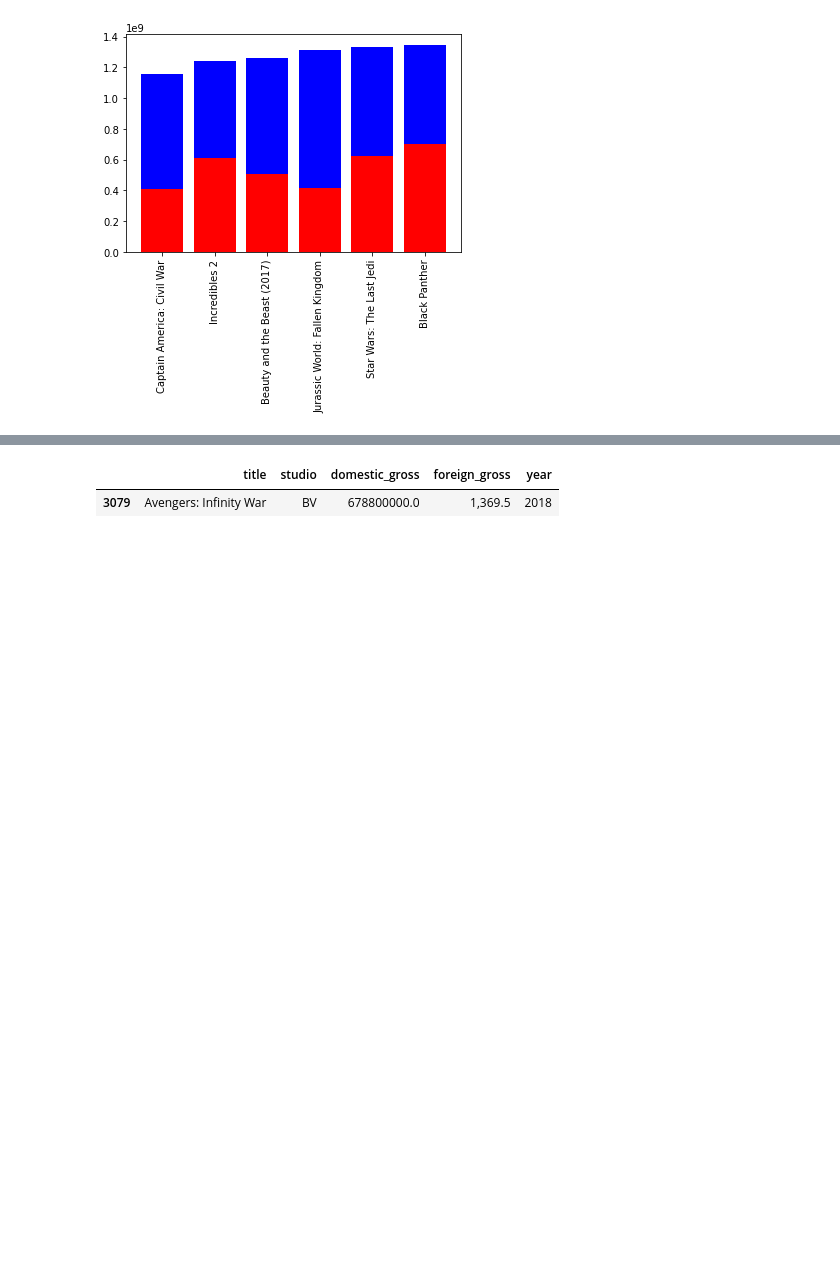
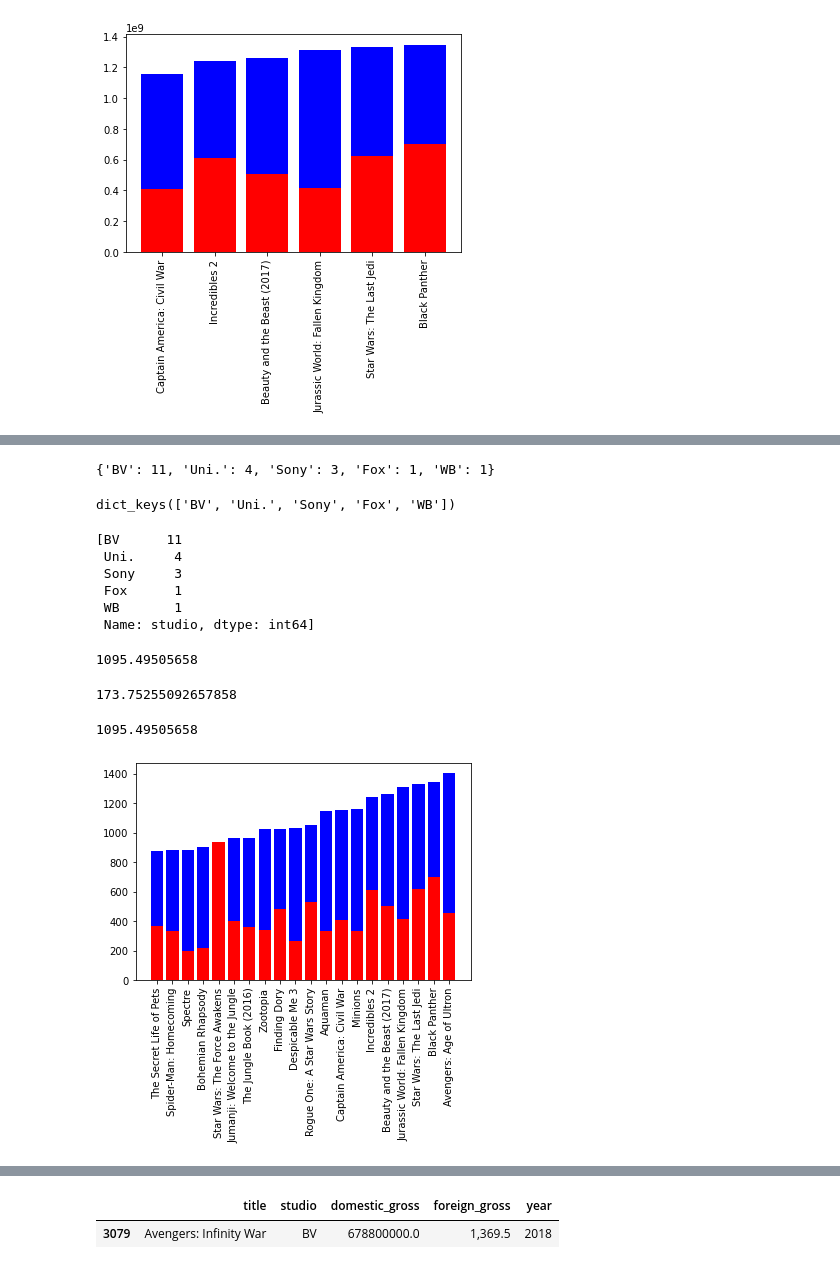
Before and after one commit to arecai/ari_first_attem, a Jupyter notebook: dsc-phase1-project-template.ipynb, the cells around one changed output, grey strips where cells are left out. Cells and saved outputs as stored; diff of their text form; code cells hidden in the pictures; blank space fills up the shorter version.

```diff
--- a/dsc-phase1-project-template.ipynb
+++ b/dsc-phase1-project-template.ipynb
@@ -894,0 +885,4 @@ gross_top10
+# %%
+gross_top25 = bom_gross[bom_gross['year'] >= 2015].sort_values('total_gross').tail(25)
+gross_top25.dropna(subset = ['total_gross'], inplace=True)
+gross_top25
@@ -894,0 +907,5 @@ gross_top10
+# %%
+studios = dict(gross_top25['studio'].value_counts())
+studios
+# %% [output]
+{'BV': 11, 'Uni.': 4, 'Sony': 3, 'Fox': 1, 'WB': 1}
@@ -894,0 +914,17 @@ gross_top10
+# %%
+studios.keys()
+# %% [output]
+dict_keys(['BV', 'Uni.', 'Sony', 'Fox', 'WB'])
+# %%
+studios
+# %% [output]
+[BV      11
+ Uni.     4
+ Sony     3
+ Fox      1
+ WB       1
+ Name: studio, dtype: int64]
+# %%
+gross_top25['total_gross'].mean() / 1000000
+# %% [output]
+1095.49505658
@@ -894,0 +935,23 @@ gross_top10
+# %%
+gross_top25_SEM_M=gross_top25_SEM/1000000
+gross_top25_SEM_M
+# %% [output]
+173.75255092657858
+# %%
+gross_top25_mean_M=gross_top25_mean/1000000
+gross_top25_mean_M
+# %% [output]
+1095.49505658
+# %%
+
+x = gross_top25['title']
+y1 = gross_top25['domestic_gross']/1000000
+y2 = gross_top25['foreign_gross']/1000000
+
+# plot bars in stack manner
+plt.bar(x, y1, color='r')
+plt.bar(x, y2, bottom=y1, color='b')
+plt.xticks(rotation=90)
+plt.show()
+# %% [output]
+[figure, added]
```
Also changed, not shown: parts of 15 cells of this notebook.
